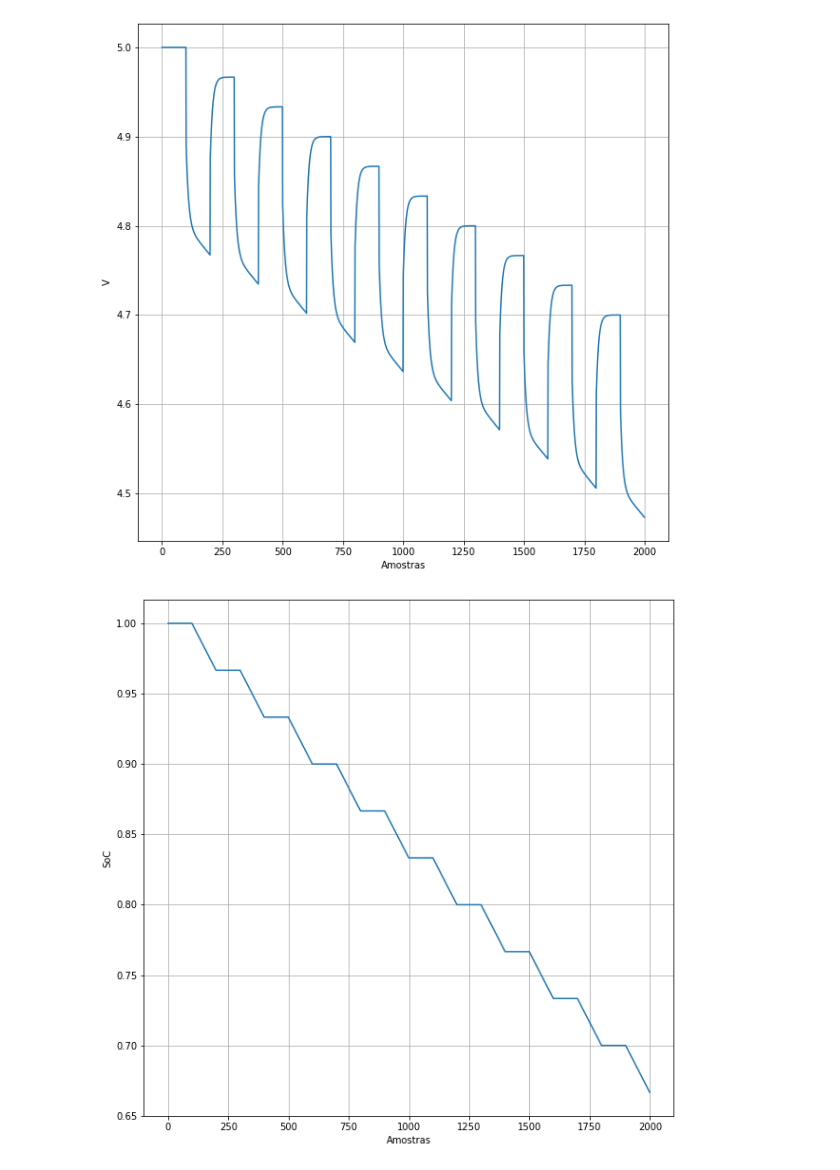
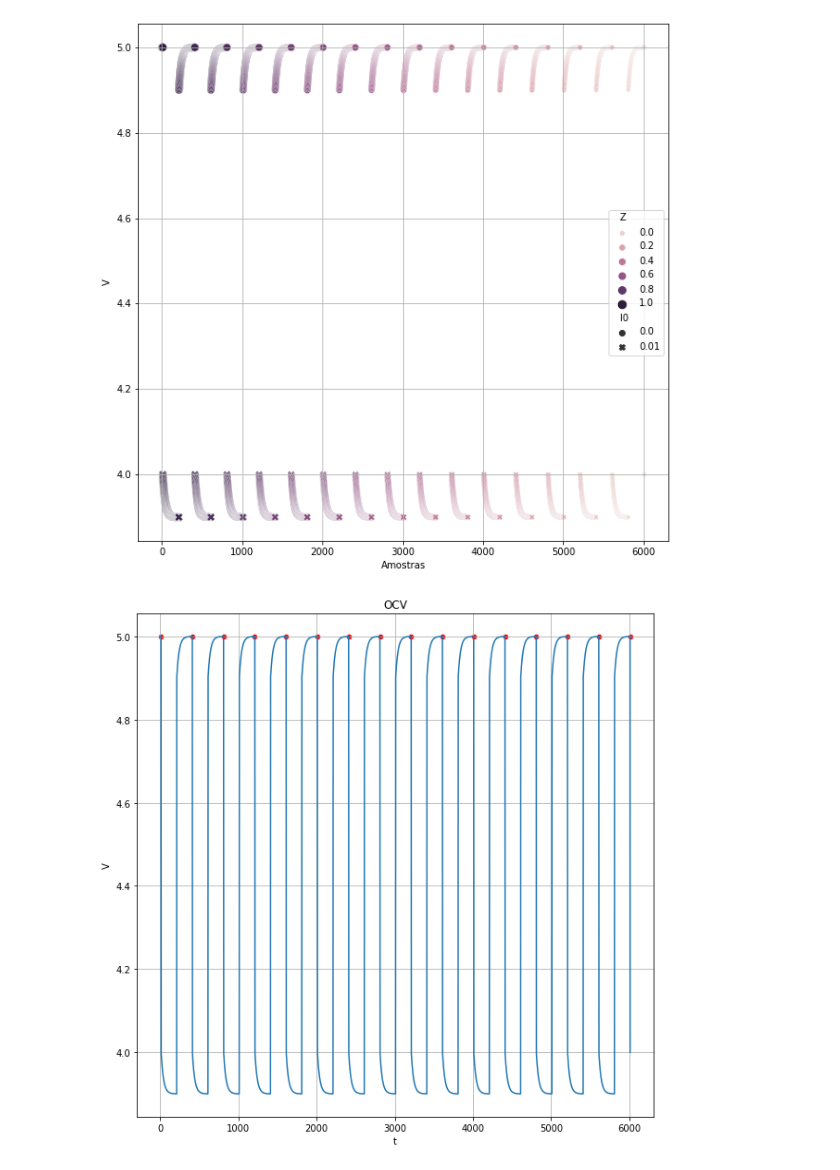
Before and after one commit to CaioMizerkowski/controle_avancado, a Jupyter notebook: TE979/modelo.ipynb, the cells around one changed output. Saved outputs shown, nothing was run; the diff lists cells and outputs as text; code cells hidden in the pictures.

```diff
--- a/TE979/modelo.ipynb
+++ b/TE979/modelo.ipynb
@@ -16,13 +16,13 @@ def update_z(z, Q, n, i, d_t=1):
     return max(z,0)
 # %%
 def r0(z):
-    return 9+z*1
+    return 99+z*1
 
 def r1(z):
     return 9+z*1
 
 def c1(z):
-    return 0.9+z*0.1
+    return 2.5+z*0.5
 
 def OCV(z):
     return z*1+4
@@ -46,38 +46,39 @@ V = []
 I1 = []
 Z = []
 i0 = 0.01
-I0 = ([0.0]*100+[i0]*100)*10
+I0 = ([0.0]*10+[i0]*200+[0.0]*190)*20
 
 for i_r0 in I0:
+    if z <= 0:
+        I0 = I0[:len(V)]
+        break
+    v = update_v(z, i_r0, i_r1)
     z = update_z(z, Q, n, i_r0, d_t)
-    if not z:
-        break
     i_r1 = update_i_r1(z, i_r0, i_r1, d_t)
-    v = update_v(z, i_r0, i_r1)
     V.append(v)
     Z.append(z)
     I1.append(i_r1)
+t = np.arange(len(V))
+df = ps.DataFrame(data={'t':t,'V': V, 'I0': I0, 'Z': Z})
 # %%
-y = V
-t = np.arange(len(y))
 plt.figure(figsize=(10, 10))
-sns.lineplot(x=t, y=y)
+sns.scatterplot(data=df.to_pandas(), x='t', y='V', hue='Z', style='I0', size='Z')
 plt.ylabel('V')
 plt.xlabel('Amostras')
 plt.grid()
 plt.show()
 plt.close()
 # %% [output]
-[figure, old version]
+[figure, new version]
+# %%
+df_ovc = df.filter((ps.col('I0').diff() > 0).shift(-1))[['t', 'V']]
 # %%
-y = Z
-t = np.arange(len(y))
 plt.figure(figsize=(10, 10))
-sns.lineplot(x=t, y=y)
-plt.ylabel('SoC')
-plt.xlabel('Amostras')
+sns.scatterplot(data=df_ovc.to_pandas(), x='t', y='V', color='red')
+sns.lineplot(data=df.to_pandas(), x='t', y='V')
 plt.grid()
+plt.title('OCV')
 plt.show()
 plt.close()
 # %% [output]
-[figure, old version]
+[figure, new version]
```
Also changed, not shown: parts of 16 cells of this notebook.
